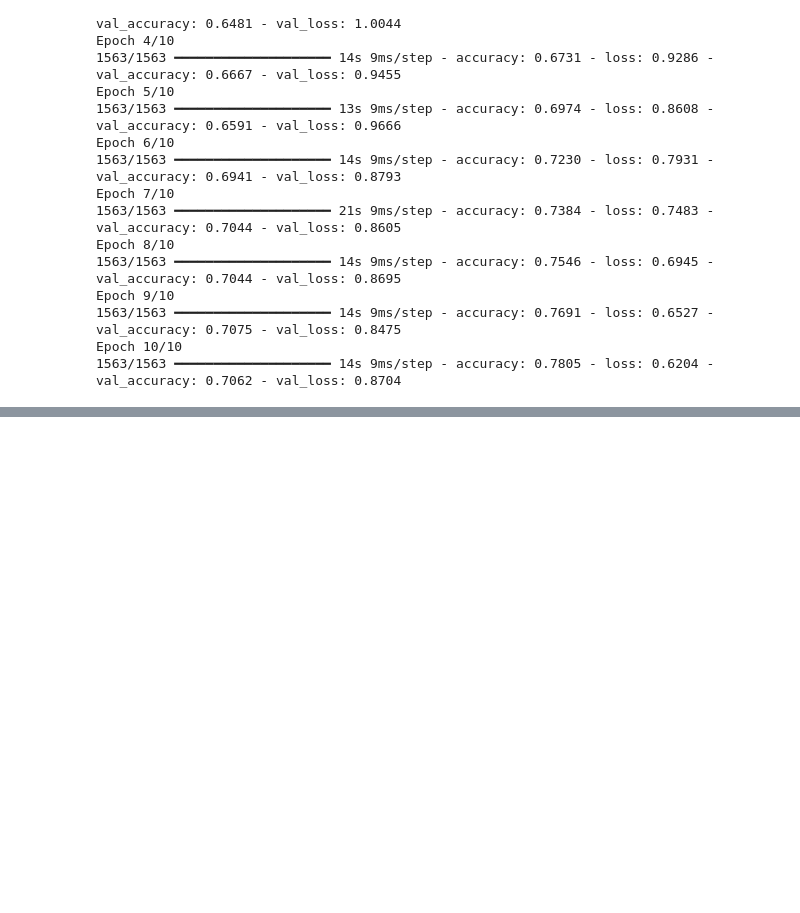
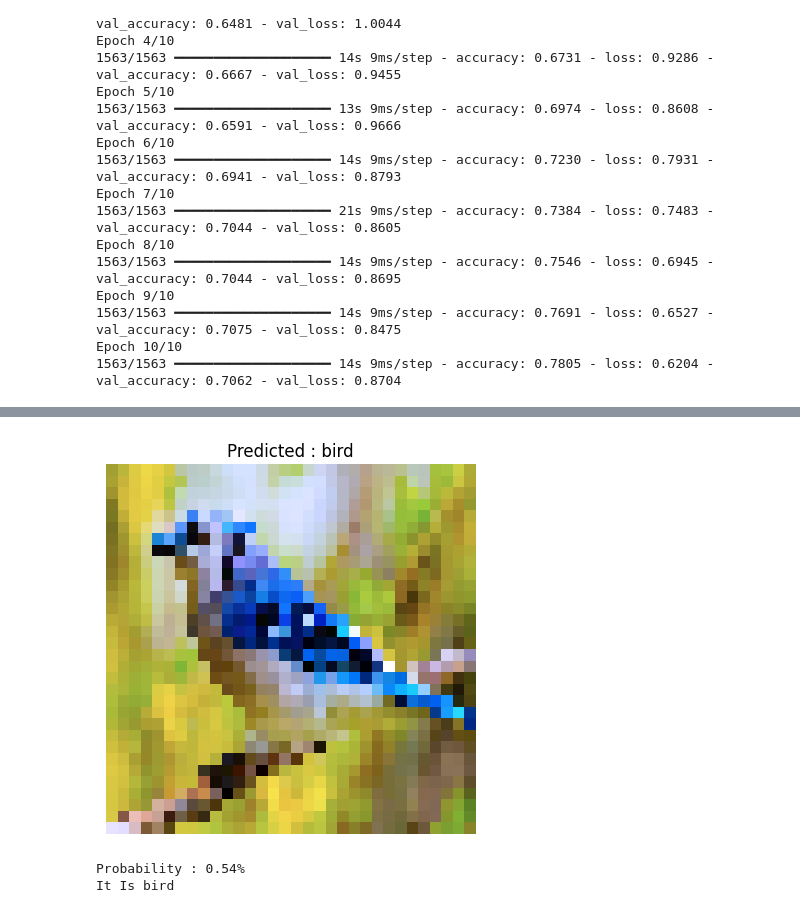
Before and after one commit to IImAriyan/Visual-AI-Projects, a Jupyter notebook: CNN_Project/main.ipynb, the cells around one changed output, grey strips where cells are left out. Saved outputs shown, nothing was run; the diff lists cells and outputs as text; code cells hidden in the pictures; blank space fills up the shorter version.

Commit message:
[ADD]: Add Test in cnn project 💎

```diff
--- a/CNN_Project/main.ipynb
+++ b/CNN_Project/main.ipynb
@@ -127,0 +128,3 @@ It Is truck
+# %%
+show_prediction('test/test2.jpg')
+# %% [output]
@@ -127,0 +132,3 @@ It Is truck
+[figure, added]
+Probability : 0.54%
+It Is bird
```
Also changed, not shown: parts of 9 cells of this notebook, 6 other files.
